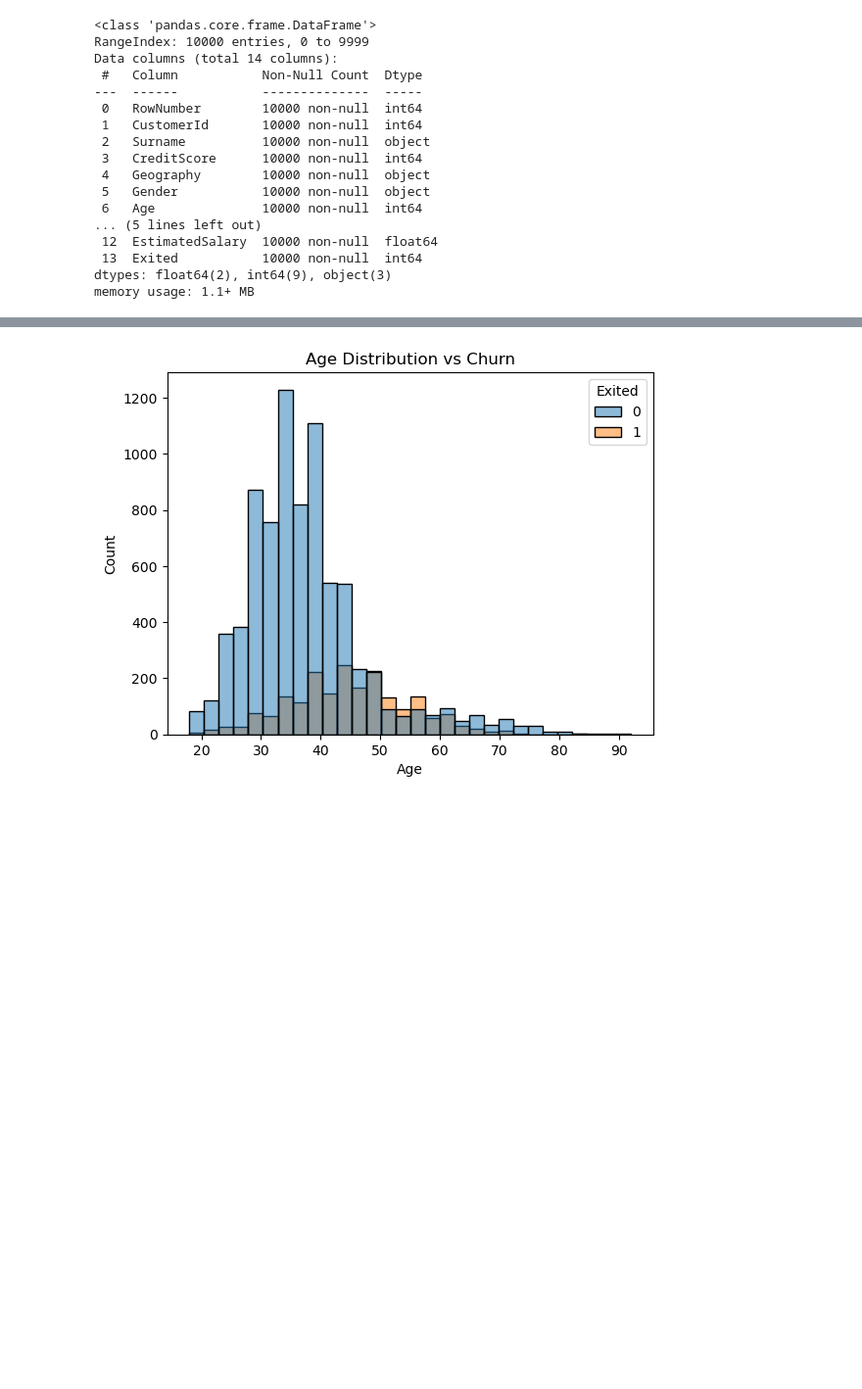
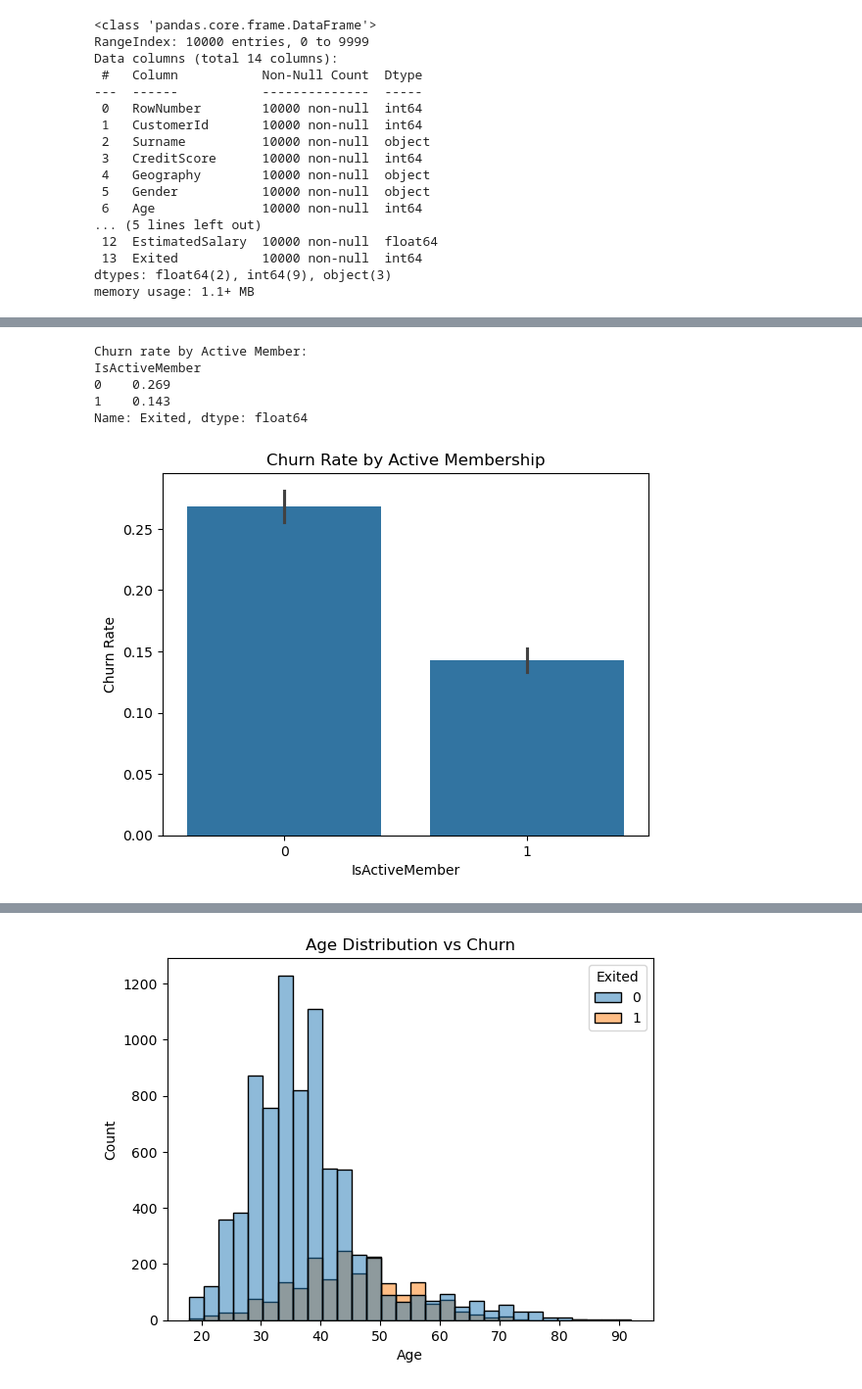
Before and after one commit to Shubhi2812-jais/Bank_churn_projectt, a Jupyter notebook: churn_analysis.ipynb, the cells around one changed output, grey strips where cells are left out. Shown at 98% size. Saved outputs shown, nothing was run; the diff lists cells and outputs as text; code cells hidden in the pictures; blank space fills up the shorter version.

```diff
--- a/churn_analysis.ipynb
+++ b/churn_analysis.ipynb
@@ -135,0 +155,15 @@ plt.show()
+# %%
+print('Churn rate by Active Member:')
+print(df.groupby('IsActiveMember')['Exited'].mean().round(3))
+
+sns.barplot(x='IsActiveMember', y='Exited', data=df)
+plt.title('Churn Rate by Active Membership')
+plt.ylabel('Churn Rate')
+plt.show()
+# %% [output]
+Churn rate by Active Member:
+IsActiveMember
+0    0.269
+1    0.143
+Name: Exited, dtype: float64
+[figure, added]
```
Also changed, not shown: parts of 40 cells of this notebook, 1 other file.
